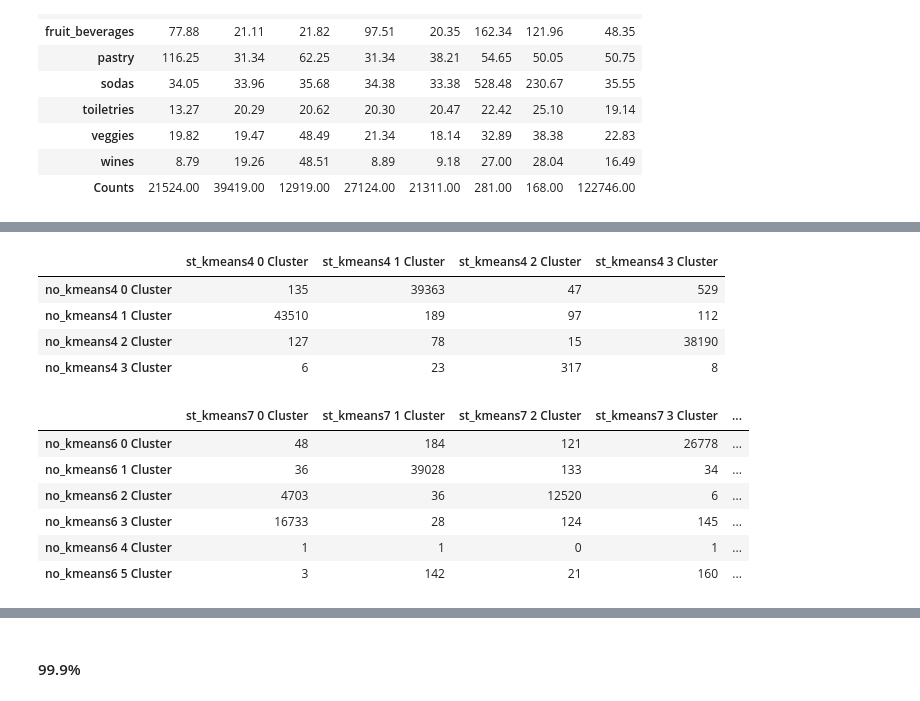
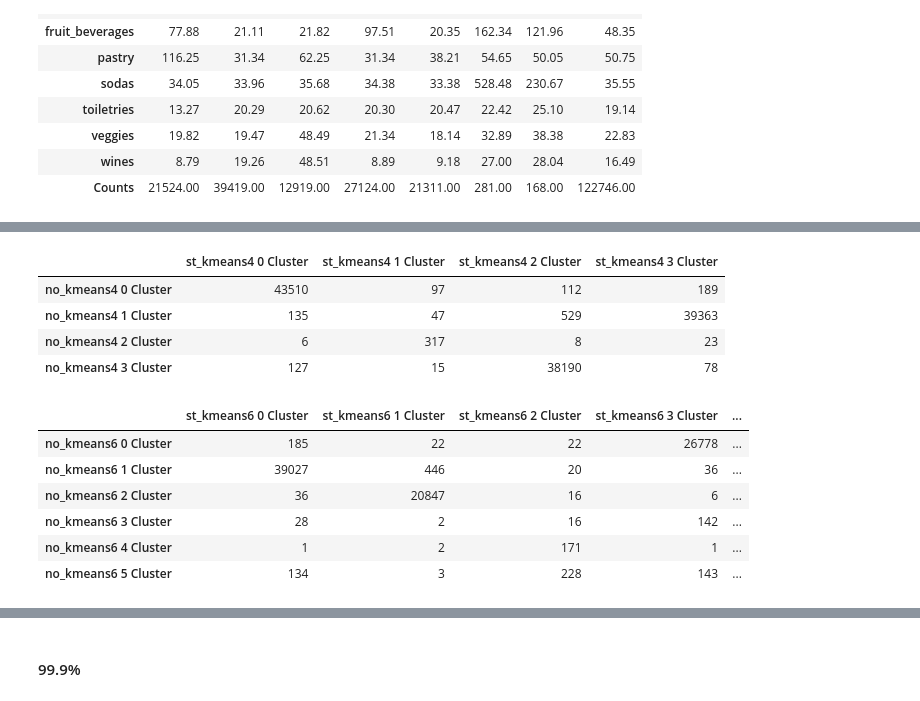
Before and after one commit to Rita-Centeno/DMI, a Jupyter notebook: clustering_pref.ipynb, the cells around one changed output, grey strips where cells are left out. Saved outputs shown, nothing was run; the diff lists cells and outputs as text; code cells hidden in the pictures.

```diff
--- a/clustering_pref.ipynb
+++ b/clustering_pref.ipynb
@@ -35,8 +35,8 @@ The autoreload extension is already loaded. To reload it, use:
 #### Import the data
 # %%
 # data = pd.read_csv('Data\\New_Data\\project_data_cleaned_noreturnincons_impute2uni_wzipid_no0_perc.csv')
-# data = pd.read_csv('Data\\New_Data\\project_data_cleaned_noreturnincons_impute2uni_wzipid_no0_out_perc.csv')
-data = pd.read_csv('Data\\New_Data\\project_data_cleaned_noreturnincons_impute2uni_wzipid_no0_out99_perc.csv')
+data = pd.read_csv('Data\\New_Data\\project_data_cleaned_noreturnincons_impute2uni_wzipid_no0_out_perc.csv')
+# data = pd.read_csv('Data\\New_Data\\project_data_cleaned_noreturnincons_impute2uni_wzipid_no0_out99_perc.csv')
 # %% [markdown]
 #### Define metrics to study
 # %%
@@ -295,6 +295,9 @@ plot_inertia_and_silhouette(sample_st_scl, 2, 10)
 # %%
 kmeans = KMeans(n_clusters = 4, init='k-means++', n_init=10,  random_state = 1).fit(preference_st_scl)
 preference['st_kmeans4'] = kmeans.predict(preference_st_scl)
+# %%
+kmeans = KMeans(n_clusters = 6, init='k-means++', n_init=10,  random_state = 1).fit(preference_st_scl)
+preference['st_kmeans6'] = kmeans.predict(preference_st_scl)
 # %%
 kmeans = KMeans(n_clusters = 7, init='k-means++', n_init=10,  random_state = 1).fit(preference_st_scl)
 preference['st_kmeans7'] = kmeans.predict(preference_st_scl)
@@ -350,17 +401,17 @@ clusters_comparison(preference, 'st_kmeans4', 'st_kmeans7')
 clusters_comparison(preference, 'no_kmeans4', 'st_kmeans4')
 # %% [output]
 |  | st_kmeans4 0 Cluster | st_kmeans4 1 Cluster | st_kmeans4 2 Cluster | st_kmeans4 3 Cluster |
-| no_kmeans4 0 Cluster | 135 | 39363 | 47 | 529 |
-| no_kmeans4 1 Cluster | 43510 | 189 | 97 | 112 |
-| no_kmeans4 2 Cluster | 127 | 78 | 15 | 38190 |
-| no_kmeans4 3 Cluster | 6 | 23 | 317 | 8 |
+| no_kmeans4 0 Cluster | 43510 | 97 | 112 | 189 |
+| no_kmeans4 1 Cluster | 135 | 47 | 529 | 39363 |
+| no_kmeans4 2 Cluster | 6 | 317 | 8 | 23 |
+| no_kmeans4 3 Cluster | 127 | 15 | 38190 | 78 |
 # %%
-clusters_comparison(preference, 'no_kmeans6', 'st_kmeans7')
+clusters_comparison(preference, 'no_kmeans6', 'st_kmeans6')
 # %% [output]
-|  | st_kmeans7 0 Cluster | st_kmeans7 1 Cluster | st_kmeans7 2 Cluster | st_kmeans7 3 Cluster | ... |
-| no_kmeans6 0 Cluster | 48 | 184 | 121 | 26778 | ... |
-| no_kmeans6 1 Cluster | 36 | 39028 | 133 | 34 | ... |
-| no_kmeans6 2 Cluster | 4703 | 36 | 12520 | 6 | ... |
-| no_kmeans6 3 Cluster | 16733 | 28 | 124 | 145 | ... |
-| no_kmeans6 4 Cluster | 1 | 1 | 0 | 1 | ... |
-| no_kmeans6 5 Cluster | 3 | 142 | 21 | 160 | ... |
+|  | st_kmeans6 0 Cluster | st_kmeans6 1 Cluster | st_kmeans6 2 Cluster | st_kmeans6 3 Cluster | ... |
+| no_kmeans6 0 Cluster | 185 | 22 | 22 | 26778 | ... |
+| no_kmeans6 1 Cluster | 39027 | 446 | 20 | 36 | ... |
+| no_kmeans6 2 Cluster | 36 | 20847 | 16 | 6 | ... |
+| no_kmeans6 3 Cluster | 28 | 2 | 16 | 142 | ... |
+| no_kmeans6 4 Cluster | 1 | 2 | 171 | 1 | ... |
+| no_kmeans6 5 Cluster | 134 | 3 | 228 | 143 | ... |
```
Also changed, not shown: parts of 31 cells of this notebook.
